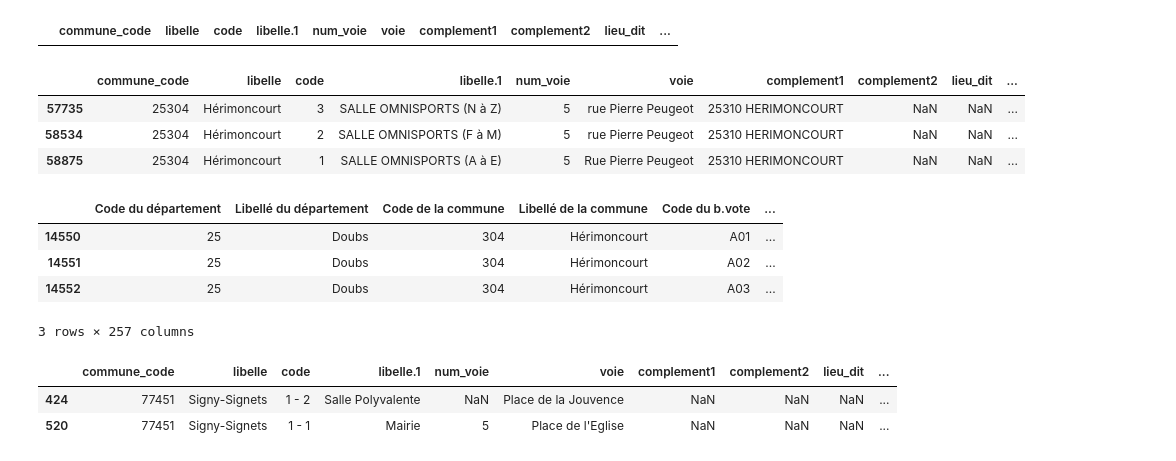
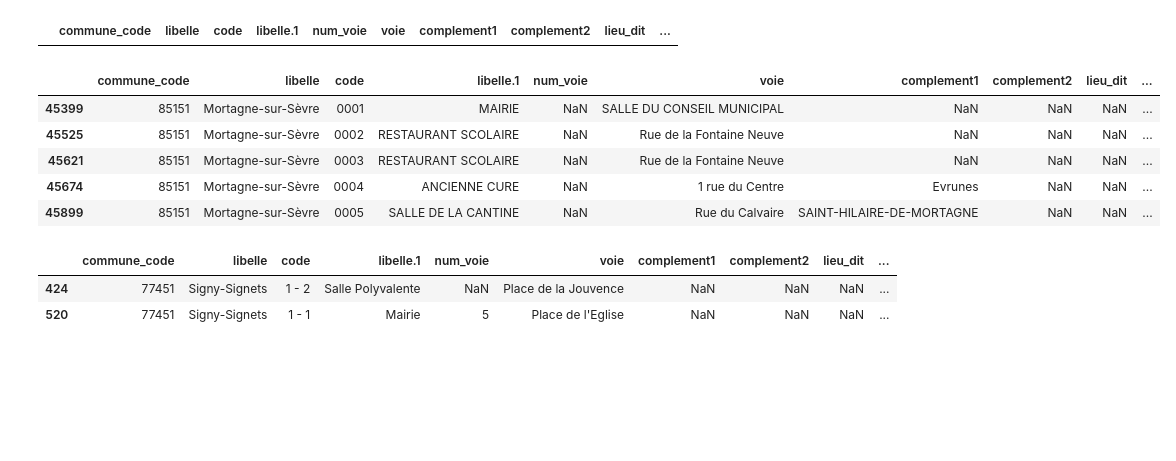
Before and after one commit to christian235711/IRIS_BV, a Jupyter notebook: BV_clean_31_08.ipynb, the cells around one changed output. Drawn from its saved outputs; the diff is of its cells as text; code cells hidden in the pictures; blank space fills up the shorter version.

```diff
--- a/BV_clean_31_08.ipynb
+++ b/BV_clean_31_08.ipynb
@@ -261,7 +261,7 @@ import numpy as np
 import pandas as pd
 import seaborn as sns
 import matplotlib.pyplot as plt
-pd.set_option("display.max_row",100)
+pd.set_option("display.max_row",50)
 pd.set_option("display.max_columns",130)
 # %%
 """
@@ -695,24 +699,16 @@ bv_louis[bv_louis["code"]=="0A03"] #Hérimoncourt A02
 # %% [output]
 |  | commune_code | libelle | code | libelle.1 | num_voie | voie | complement1 | complement2 | lieu_dit | ... |
 # %%
-bv_louis[bv_louis["libelle"]=="Hérimoncourt"]
+bv_louis[bv_louis["libelle"]=="Mortagne-sur-Sèvre"]
 #for i in bv_louis[bv_louis["libelle"]=="Toulouse"]["code"].value_counts().index:
 #    print(i)
 # %% [output]
 |  | commune_code | libelle | code | libelle.1 | num_voie | voie | complement1 | complement2 | lieu_dit | ... |
-| 57735 | 25304 | Hérimoncourt | 3 | SALLE OMNISPORTS (N à Z) | 5 | rue Pierre Peugeot | 25310 HERIMONCOURT | NaN | NaN | ... |
-| 58534 | 25304 | Hérimoncourt | 2 | SALLE OMNISPORTS (F à M) | 5 | rue Pierre Peugeot | 25310 HERIMONCOURT | NaN | NaN | ... |
-| 58875 | 25304 | Hérimoncourt | 1 | SALLE OMNISPORTS (A à E) | 5 | Rue Pierre Peugeot | 25310 HERIMONCOURT | NaN | NaN | ... |
+| 45399 | 85151 | Mortagne-sur-Sèvre | 0001 | MAIRIE | NaN | SALLE DU CONSEIL MUNICIPAL | NaN | NaN | NaN | ... |
+| 45525 | 85151 | Mortagne-sur-Sèvre | 0002 | RESTAURANT SCOLAIRE | NaN | Rue de la Fontaine Neuve | NaN | NaN | NaN | ... |
+| 45621 | 85151 | Mortagne-sur-Sèvre | 0003 | RESTAURANT SCOLAIRE | NaN | Rue de la Fontaine Neuve | NaN | NaN | NaN | ... |
+| 45674 | 85151 | Mortagne-sur-Sèvre | 0004 | ANCIENNE CURE | NaN | 1 rue du Centre | Evrunes | NaN | NaN | ... |
+| 45899 | 85151 | Mortagne-sur-Sèvre | 0005 | SALLE DE LA CANTINE | NaN | Rue du Calvaire | SAINT-HILAIRE-DE-MORTAGNE | NaN | NaN | ... |
-# %%
-bv_euro[bv_euro["Libellé de la commune"]=="Hérimoncourt"]
-#for i in bv_euro[bv_euro["Libellé de la commune"]=="Toulouse"]["Code du b.vote"].value_counts().index:
-#    print(i)
-# %% [output]
-|  | Code du département | Libellé du département | Code de la commune | Libellé de la commune | Code du b.vote | ... |
-| 14550 | 25 | Doubs | 304 | Hérimoncourt | A01 | ... |
-| 14551 | 25 | Doubs | 304 | Hérimoncourt | A02 | ... |
-| 14552 | 25 | Doubs | 304 | Hérimoncourt | A03 | ... |
-3 rows × 257 columns
 # %%
 bv_louis[bv_louis["commune_code"]=="77451"]
 # %% [output]
```
Also changed, not shown: parts of 40 cells of this notebook.
